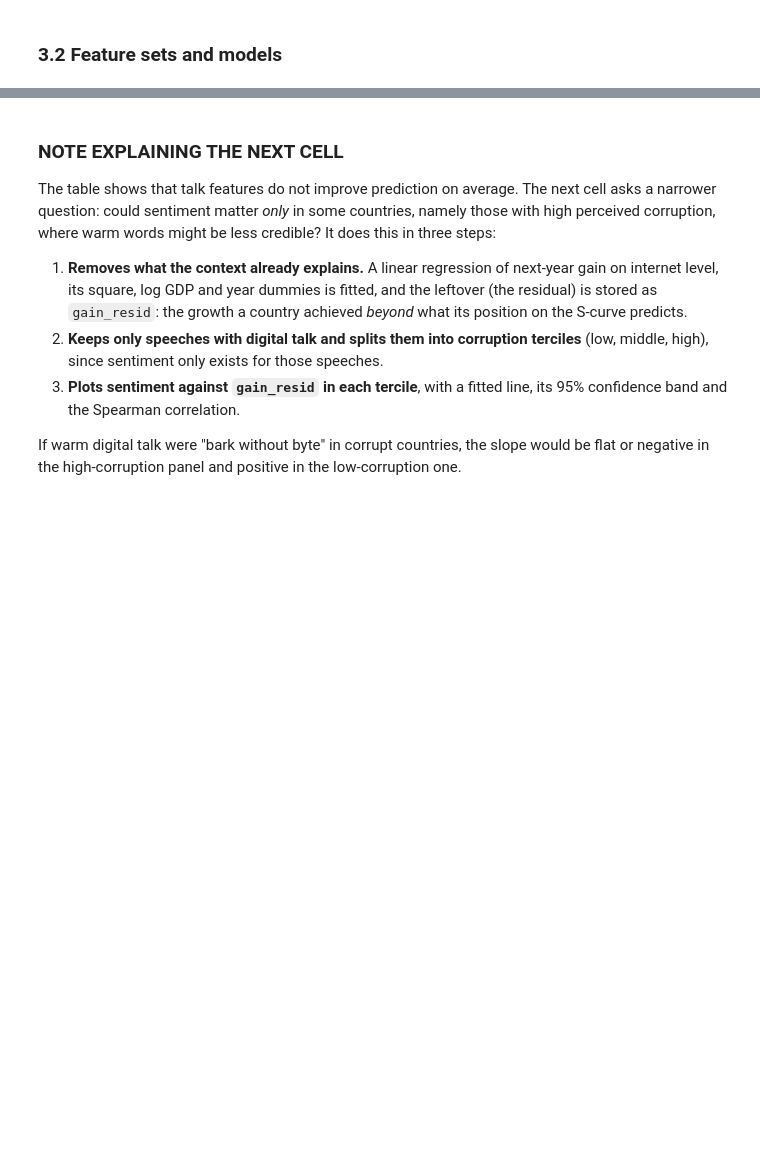
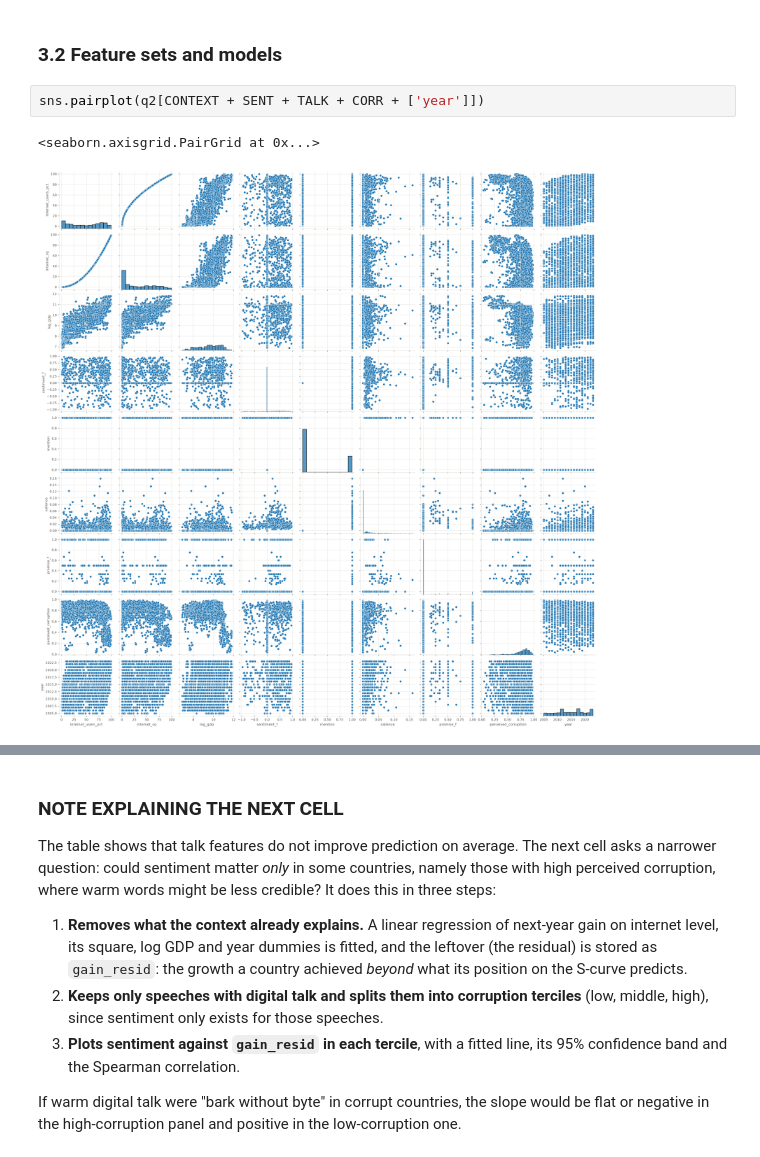
Before and after one commit to bwcd213/UN-General-Debate-Analysis, a Jupyter notebook: notebooks/analysis.ipynb, the cells around one changed output, grey strips where cells are left out. Saved outputs shown, nothing was run; the diff lists cells and outputs as text; blank space fills up the shorter version.

```diff
--- a/notebooks/analysis.ipynb
+++ b/notebooks/analysis.ipynb
@@ -305,5 +305,10 @@ mean next-year gain 2.76 pp (sd 3.39)
 Two things to take from the pictures. **Next year's gain is mostly a function of where a country already is**: gains are largest (about 4-5 pp) between roughly 20% and 60% online and shrink towards saturation, to under 1 pp above 90% (so the context features will do a lot of work). And **digital talk is spread all along the curve** rather than concentrated at one end; it is a little more common in low-corruption countries (about 30% of speeches vs 24% in the high-corruption tercile), which is a first hint that corruption relates to the talk itself.
 # %% [markdown]
 ### 3.2 Feature sets and models
+# %%
+sns.pairplot(q2[CONTEXT + SENT + TALK + CORR + ['year']])
+# %% [output]
+<seaborn.axisgrid.PairGrid at 0x...>
+[figure, added]
 # %%
 CONTEXT = ["internet_users_pct", "internet_sq", "log_gdp"]
```
Also changed, not shown: parts of 10 cells of this notebook.
